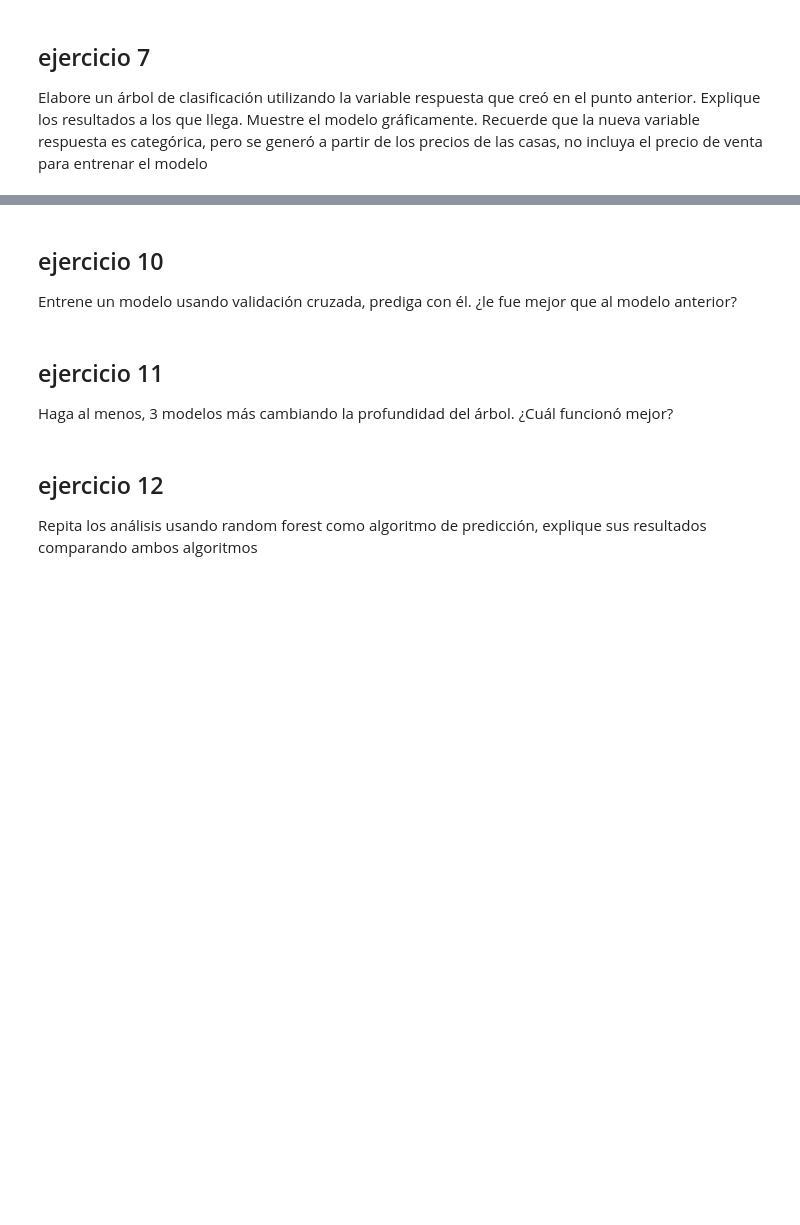
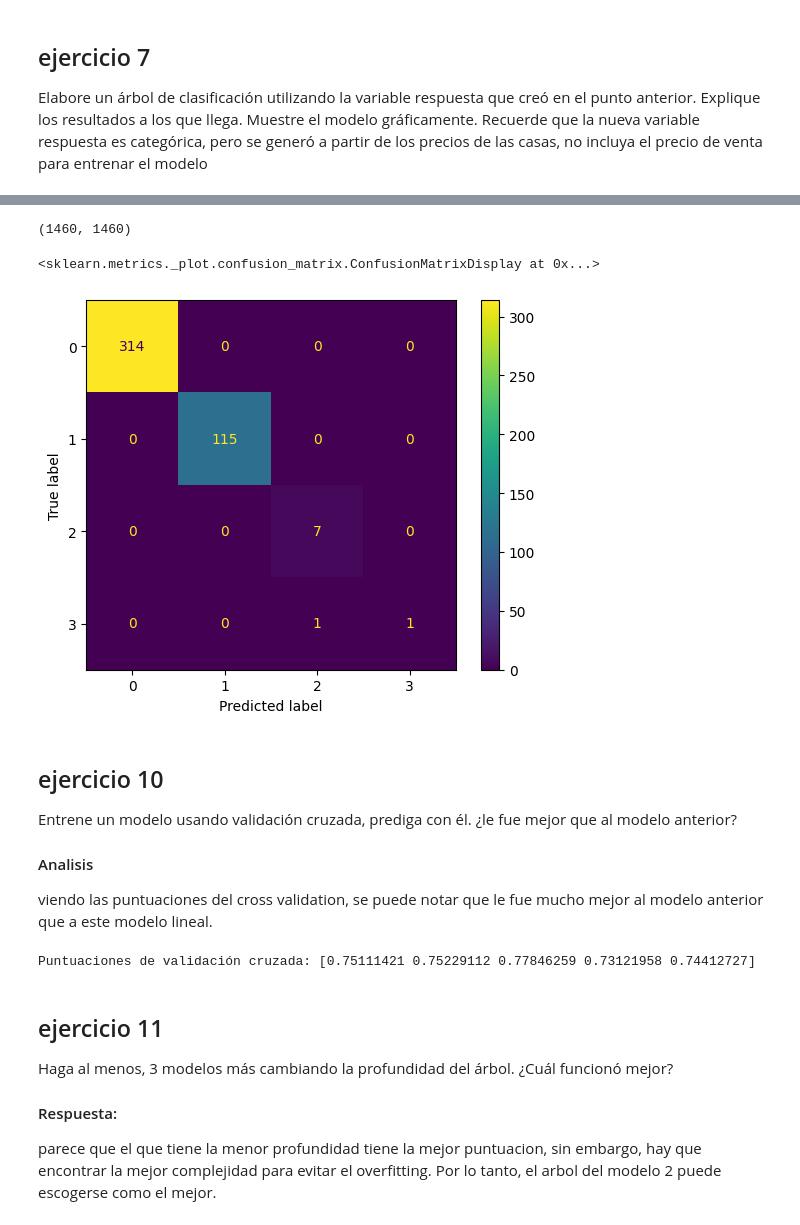
Before and after one commit to Javier19-cmd/Hoja4-Miner-a, a Jupyter notebook: Hoja4.ipynb, the cells around one changed output, grey strips where cells are left out. Saved outputs shown, nothing was run; the diff lists cells and outputs as text; code cells hidden in the pictures; blank space fills up the shorter version.

```diff
--- a/Hoja4.ipynb
+++ b/Hoja4.ipynb
@@ -671,14 +658,43 @@ se equivocó menos y la importancia que tienen los errores
+# %%
+# Importar las bibliotecas necesarias
+from sklearn.metrics import ConfusionMatrixDisplay, confusion_matrix
+
+cm = confusion_matrix(y_test, y_pred, labels=y)
+
+print(cm.shape)
+ConfusionMatrixDisplay.from_estimator(
+    clf, X_test, y_test)
+# %% [output]
+(1460, 1460)
+<sklearn.metrics._plot.confusion_matrix.ConfusionMatrixDisplay at 0x...>
+[figure, added]
 # %% [markdown]
 ## ejercicio 10
 
 Entrene un modelo usando validación cruzada, prediga con él. ¿le fue mejor que al modelo
 anterior?
+
+#### Analisis
+viendo las puntuaciones del cross validation, se puede notar que le fue mucho mejor al modelo anterior que a este modelo lineal.
+# %%
+from sklearn.model_selection import cross_val_score
+from sklearn.linear_model import LinearRegression
+
+model = LinearRegression()
+
+model.fit(X,y)
+
+scores = cross_val_score(model, X, y, cv=5)
+
+
+# Imprimir las puntuaciones de validación cruzada para cada pliegue
+print("Puntuaciones de validación cruzada:", scores)
+# %% [output]
+Puntuaciones de validación cruzada: [0.75111421 0.75229112 0.77846259 0.73121958 0.74412727]
 # %% [markdown]
 ## ejercicio 11
 
 Haga al menos, 3 modelos más cambiando la profundidad del árbol. ¿Cuál funcionó mejor?
+
+#### Respuesta:
+parece que el que tiene la menor profundidad tiene la mejor puntuacion, sin embargo, hay que encontrar la mejor complejidad para evitar el overfitting. Por lo tanto, el arbol del modelo 2 puede escogerse como el mejor.
-# %% [markdown]
-## ejercicio 12
-
-Repita los análisis usando random forest como algoritmo de predicción, explique sus
-resultados comparando ambos algoritmos
```
Also changed, not shown: parts of 11 cells of this notebook, 6 other files.
